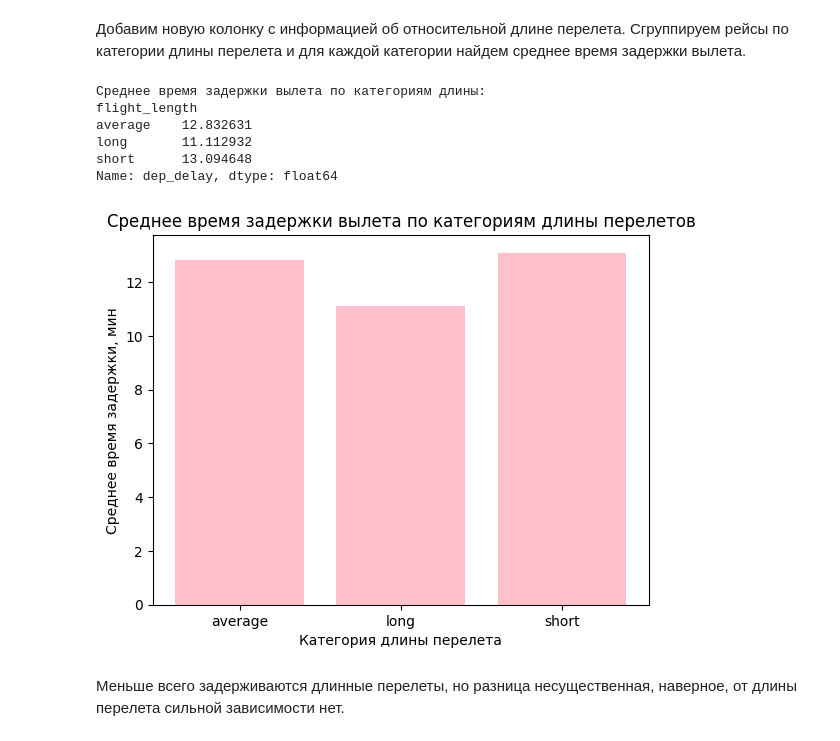
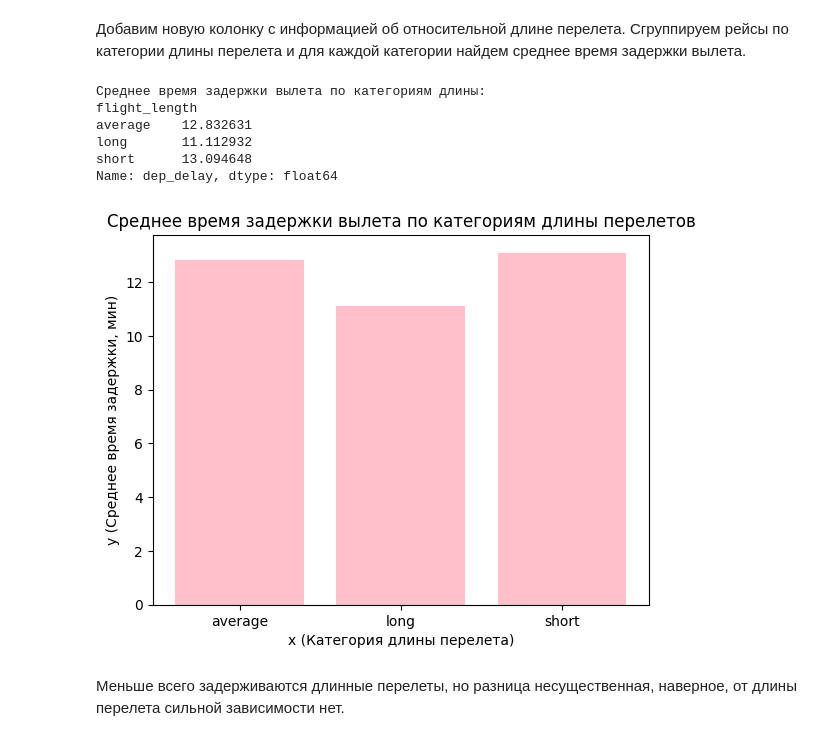
Before and after one commit to nstsnsts/msu_statistics_course, a Jupyter notebook: statistics_assignment.ipynb, the cells around one changed output. Drawn from its saved outputs; the diff is of its cells as text; code cells hidden in the pictures.

```diff
--- a/statistics_assignment.ipynb
+++ b/statistics_assignment.ipynb
@@ -140,27 +143,27 @@ Name: count, dtype: int64
 # %%
 # Анализ пунктов назначения для длинных перелетов
 raw_df.loc[raw_df.distance<=short, 'flight_length'] = 'short'
 raw_df.loc[(short<raw_df.distance)&(raw_df.distance<=average), 'flight_length'] = 'average'
 raw_df.loc[raw_df.distance>average, 'flight_length'] = 'long'
 
 average_delay_by_category = raw_df.groupby('flight_length')['dep_delay'].mean()
 print("Среднее время задержки вылета по категориям длины:")
 print(average_delay_by_category)
 
 plt.figure()
 plt.bar(x=average_delay_by_category.index, height=average_delay_by_category.values, color='pink')
 plt.title('Среднее время задержки вылета по категориям длины перелетов')
-plt.xlabel('Категория длины перелета')
-plt.ylabel('Среднее время задержки, мин')
+plt.xlabel('x (Категория длины перелета)')
+plt.ylabel('y (Среднее время задержки, мин)')
 plt.show()
 # %% [output]
 Среднее время задержки вылета по категориям длины:
 flight_length
 average    12.832631
 long       11.112932
 short      13.094648
 Name: dep_delay, dtype: float64
-[figure, old version]
+[figure, new version]
 # %% [markdown]
 Меньше всего задерживаются длинные перелеты, но разница несущественная, наверное, от длины перелета сильной зависимости нет.
 # %% [markdown]
```
Also changed, not shown: parts of 24 cells of this notebook.
